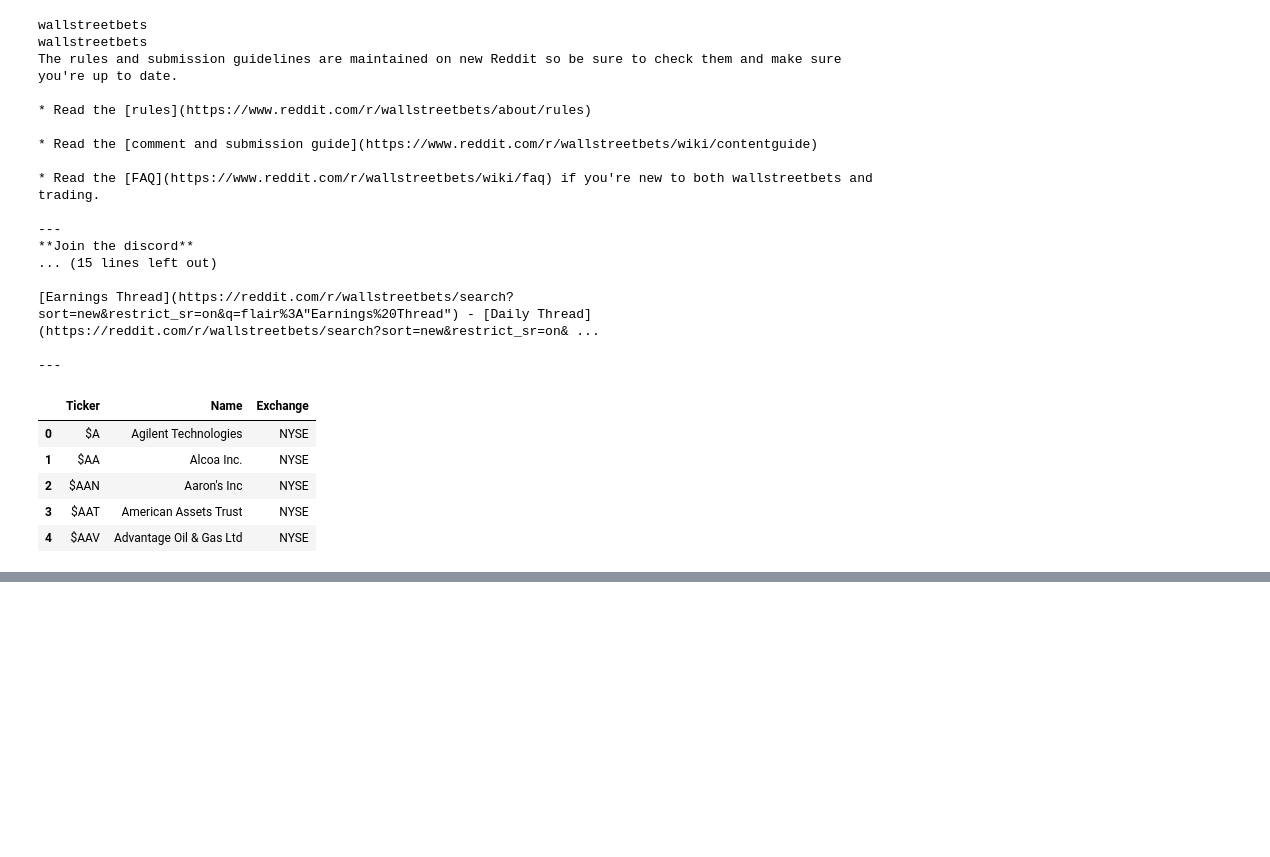
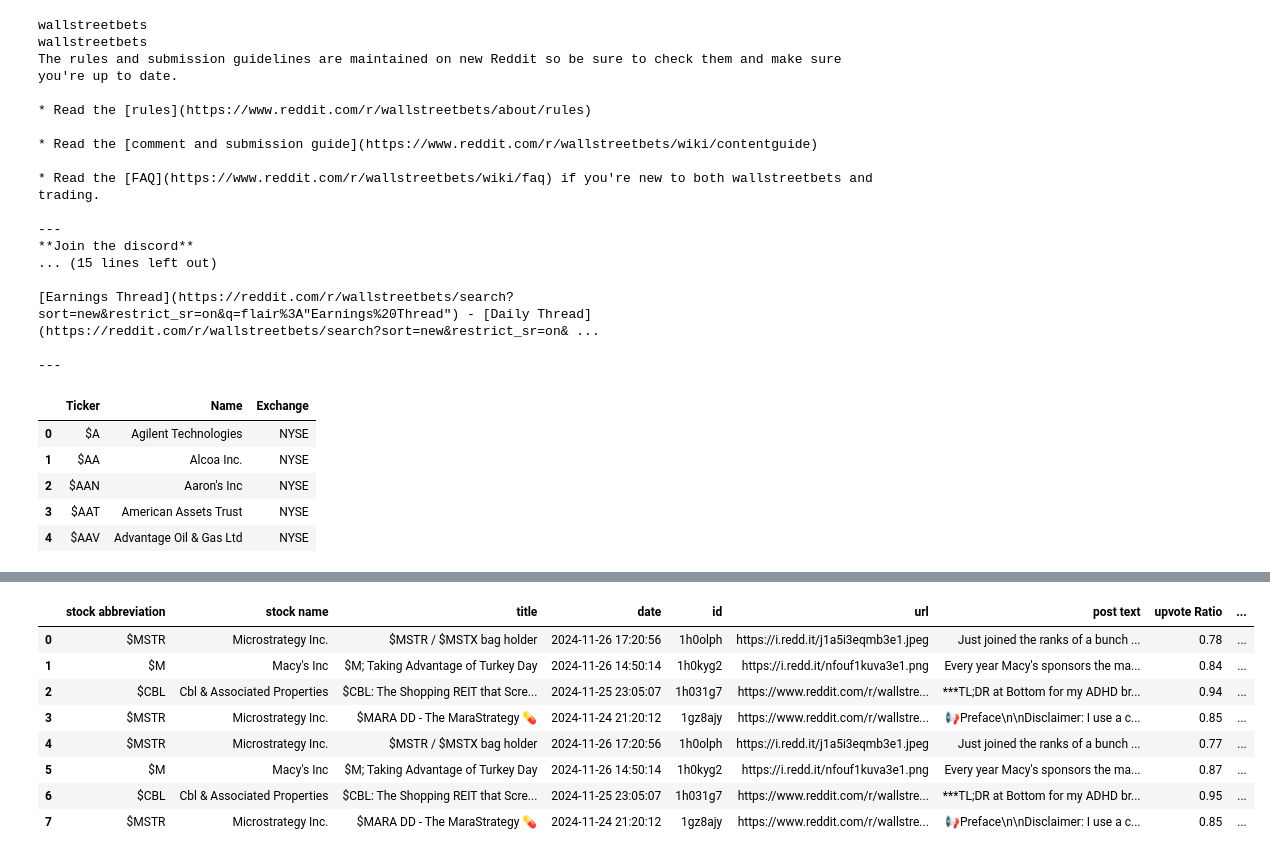
Before and after one commit to TylerPassyn/RedditTradingBot1Personal, a Jupyter notebook: TestScraping.ipnyb.ipynb, the cells around one changed output, grey strips where cells are left out. Drawn from its saved outputs; the diff is of its cells as text; code cells hidden in the pictures; blank space fills up the shorter version.

```diff
--- a/TestScraping.ipnyb.ipynb
+++ b/TestScraping.ipnyb.ipynb
@@ -169,0 +291,12 @@ df
+# %%
+newDF.add
+# %% [output]
+|  | stock abbreviation | stock name | title | date | id | url | post text | upvote Ratio | ... |
+| 0 | $MSTR | Microstrategy Inc. | $MSTR / $MSTX bag holder | 2024-11-26 17:20:56 | 1h0olph | https://i.redd.it/j1a5i3eqmb3e1.jpeg | Just joined the ranks of a bunch ... | 0.78 | ... |
+| 1 | $M | Macy's Inc | $M; Taking Advantage of Turkey Day | 2024-11-26 14:50:14 | 1h0kyg2 | https://i.redd.it/nfouf1kuva3e1.png | Every year Macy's sponsors the ma... | 0.84 | ... |
+| 2 | $CBL | Cbl & Associated Properties | $CBL: The Shopping REIT that Scre... | 2024-11-25 23:05:07 | 1h031g7 | https://www.reddit.com/r/wallstre... | ***TL;DR at Bottom for my ADHD br... | 0.94 | ... |
+| 3 | $MSTR | Microstrategy Inc. | $MARA DD - The MaraStrategy 💊 | 2024-11-24 21:20:12 | 1gz8ajy | https://www.reddit.com/r/wallstre... | 📢Preface\n\nDisclaimer: I use a c... | 0.85 | ... |
+| 4 | $MSTR | Microstrategy Inc. | $MSTR / $MSTX bag holder | 2024-11-26 17:20:56 | 1h0olph | https://i.redd.it/j1a5i3eqmb3e1.jpeg | Just joined the ranks of a bunch ... | 0.77 | ... |
+| 5 | $M | Macy's Inc | $M; Taking Advantage of Turkey Day | 2024-11-26 14:50:14 | 1h0kyg2 | https://i.redd.it/nfouf1kuva3e1.png | Every year Macy's sponsors the ma... | 0.87 | ... |
+| 6 | $CBL | Cbl & Associated Properties | $CBL: The Shopping REIT that Scre... | 2024-11-25 23:05:07 | 1h031g7 | https://www.reddit.com/r/wallstre... | ***TL;DR at Bottom for my ADHD br... | 0.95 | ... |
+| 7 | $MSTR | Microstrategy Inc. | $MARA DD - The MaraStrategy 💊 | 2024-11-24 21:20:12 | 1gz8ajy | https://www.reddit.com/r/wallstre... | 📢Preface\n\nDisclaimer: I use a c... | 0.85 | ... |
```
Also changed, not shown: parts of 8 cells of this notebook, 1 other file.
